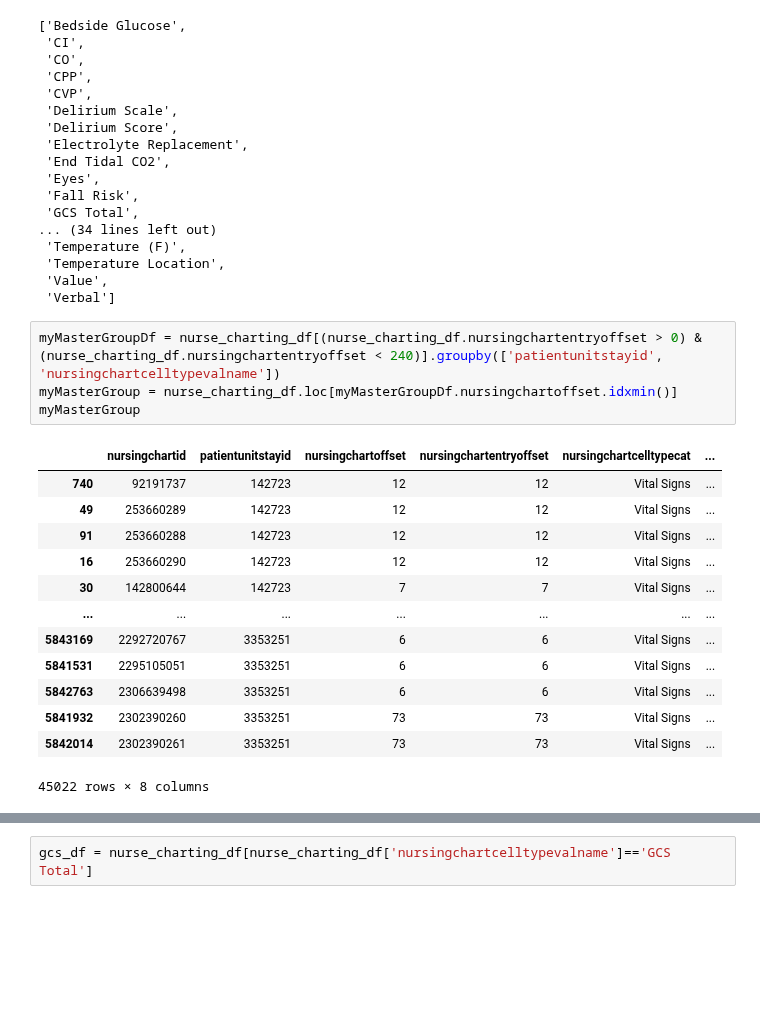
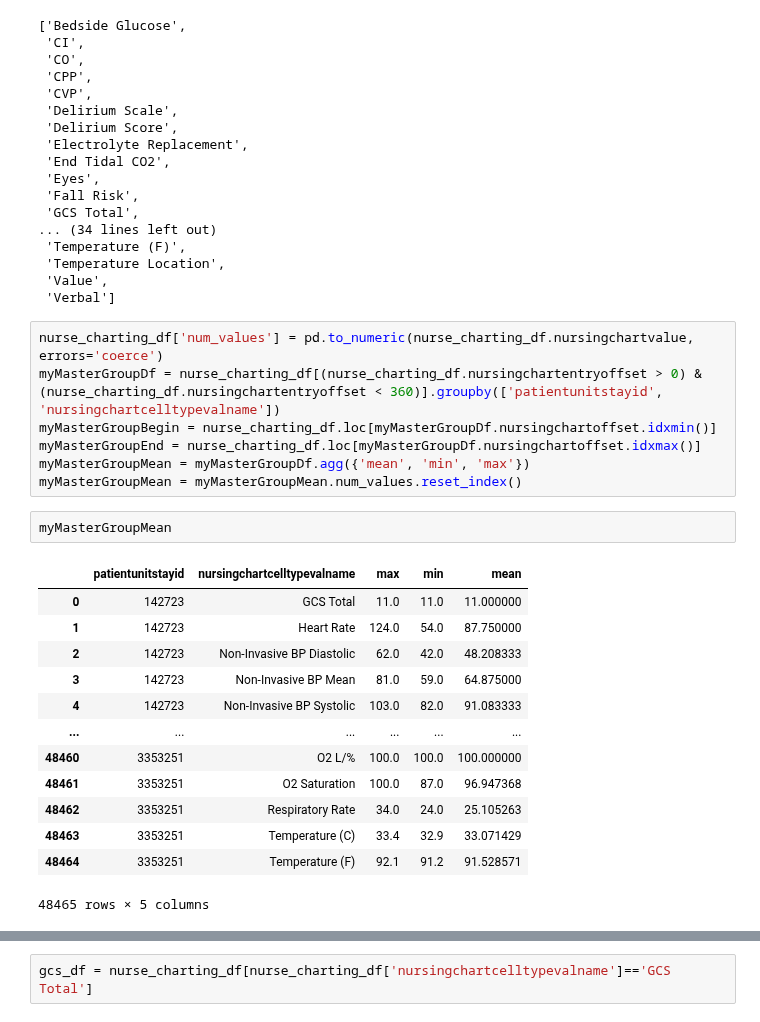
Before and after one commit to michelraskin/ttmhte, a Jupyter notebook: eICU/eICU.ipynb, the cells around one changed output, grey strips where cells are left out. Cells and saved outputs as stored; diff of their text form; blank space fills up the shorter version.

```diff
--- a/eICU/eICU.ipynb
+++ b/eICU/eICU.ipynb
@@ -377,21 +382,26 @@ sorted(nurse_charting_df['nursingchartcelltypevalname'].drop_duplicates().to_lis
  'Value',
  'Verbal']
 # %%
-myMasterGroupDf = nurse_charting_df[(nurse_charting_df.nursingchartentryoffset > 0) & (nurse_charting_df.nursingchartentryoffset < 240)].groupby(['patientunitstayid', 'nursingchartcelltypevalname'])
-myMasterGroup = nurse_charting_df.loc[myMasterGroupDf.nursingchartoffset.idxmin()]
-myMasterGroup
+nurse_charting_df['num_values'] = pd.to_numeric(nurse_charting_df.nursingchartvalue, errors='coerce')
+myMasterGroupDf = nurse_charting_df[(nurse_charting_df.nursingchartentryoffset > 0) & (nurse_charting_df.nursingchartentryoffset < 360)].groupby(['patientunitstayid', 'nursingchartcelltypevalname'])
+myMasterGroupBegin = nurse_charting_df.loc[myMasterGroupDf.nursingchartoffset.idxmin()]
+myMasterGroupEnd = nurse_charting_df.loc[myMasterGroupDf.nursingchartoffset.idxmax()]
+myMasterGroupMean = myMasterGroupDf.agg({'mean', 'min', 'max'})
+myMasterGroupMean = myMasterGroupMean.num_values.reset_index()
-# %% [output]
-|  | nursingchartid | patientunitstayid | nursingchartoffset | nursingchartentryoffset | nursingchartcelltypecat | ... |
-| 740 | 92191737 | 142723 | 12 | 12 | Vital Signs | ... |
-| 49 | 253660289 | 142723 | 12 | 12 | Vital Signs | ... |
-| 91 | 253660288 | 142723 | 12 | 12 | Vital Signs | ... |
-| 16 | 253660290 | 142723 | 12 | 12 | Vital Signs | ... |
-| 30 | 142800644 | 142723 | 7 | 7 | Vital Signs | ... |
-| ... | ... | ... | ... | ... | ... | ... |
-| 5843169 | 2292720767 | 3353251 | 6 | 6 | Vital Signs | ... |
-| 5841531 | 2295105051 | 3353251 | 6 | 6 | Vital Signs | ... |
-| 5842763 | 2306639498 | 3353251 | 6 | 6 | Vital Signs | ... |
-| 5841932 | 2302390260 | 3353251 | 73 | 73 | Vital Signs | ... |
-| 5842014 | 2302390261 | 3353251 | 73 | 73 | Vital Signs | ... |
-45022 rows × 8 columns
+# %%
+myMasterGroupMean
+# %% [output]
+|  | patientunitstayid | nursingchartcelltypevalname | max | min | mean |
+| 0 | 142723 | GCS Total | 11.0 | 11.0 | 11.000000 |
+| 1 | 142723 | Heart Rate | 124.0 | 54.0 | 87.750000 |
+| 2 | 142723 | Non-Invasive BP Diastolic | 62.0 | 42.0 | 48.208333 |
+| 3 | 142723 | Non-Invasive BP Mean | 81.0 | 59.0 | 64.875000 |
+| 4 | 142723 | Non-Invasive BP Systolic | 103.0 | 82.0 | 91.083333 |
+| ... | ... | ... | ... | ... | ... |
+| 48460 | 3353251 | O2 L/% | 100.0 | 100.0 | 100.000000 |
+| 48461 | 3353251 | O2 Saturation | 100.0 | 87.0 | 96.947368 |
+| 48462 | 3353251 | Respiratory Rate | 34.0 | 24.0 | 25.105263 |
+| 48463 | 3353251 | Temperature (C) | 33.4 | 32.9 | 33.071429 |
+| 48464 | 3353251 | Temperature (F) | 92.1 | 91.2 | 91.528571 |
+48465 rows × 5 columns
 # %%
```
Also changed, not shown: parts of 13 cells of this notebook, 3 other files.
